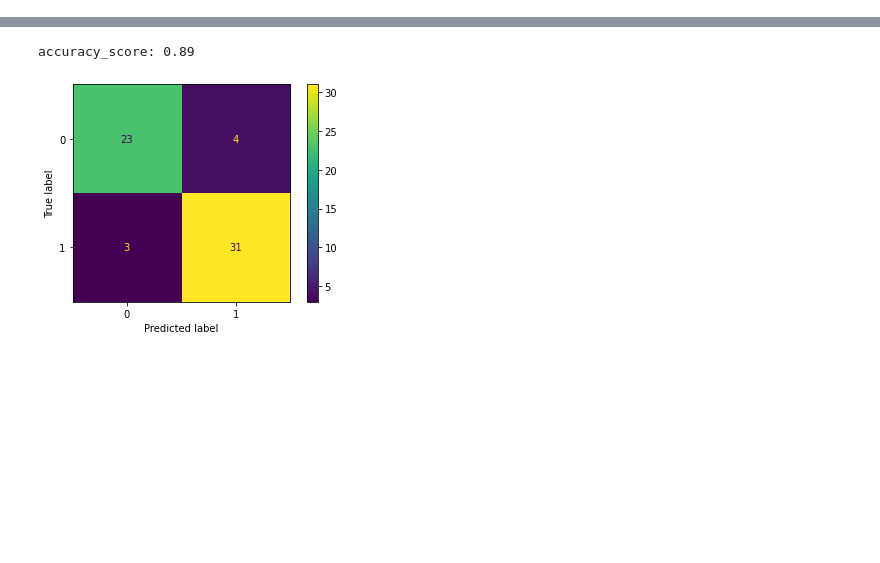
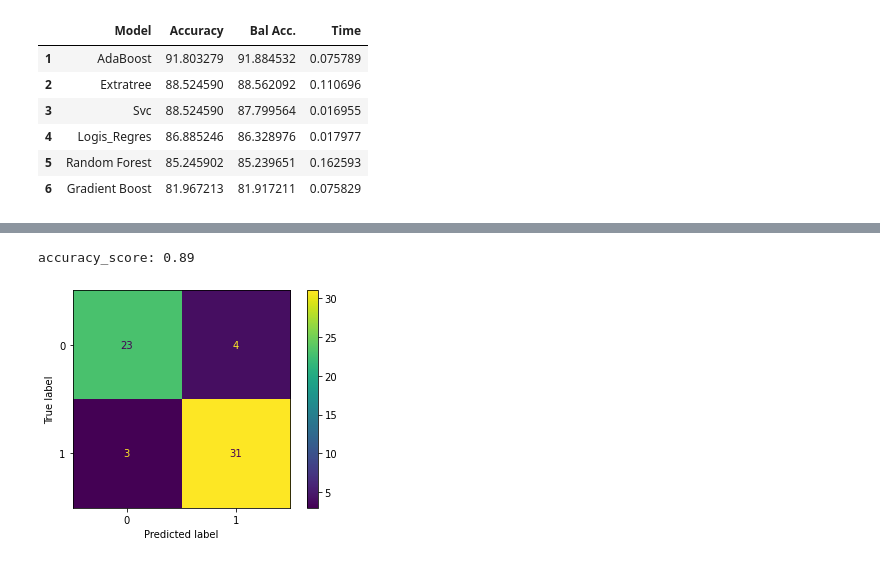
Before and after one commit to Abubakr1710/Hipocratia, a Jupyter notebook: feat_augm.ipynb, the cells around one changed output, grey strips where cells are left out. Saved outputs shown, nothing was run; the diff lists cells and outputs as text; code cells hidden in the pictures; blank space fills up the shorter version.

```diff
--- a/feat_augm.ipynb
+++ b/feat_augm.ipynb
@@ -46,0 +54,24 @@ num_prep = ColumnTransformer([('num_prepo', StandardScaler(), num_var)],
+# %%
+results = pd.DataFrame({'Model': [], 'Accuracy': [], 'Bal Acc.': [], 'Time': []})
+for model_name, model in classifiers.items():
+    start_time = time.time()
+    model.fit(X_train,y_train)
+    predictions = model.predict(X_test)
+    total_time = time.time()- start_time
+    results = results.append({'Model': model_name,
+                            'Accuracy': metrics.accuracy_score(y_test, predictions)*100,
+                            'Bal Acc.': metrics.balanced_accuracy_score(y_test,predictions)*100,
+                            'Time': total_time},
+                            ignore_index=True)
+
+results_ord = results.sort_values(by=['Accuracy'], ascending=False, ignore_index=True)
+results_ord.index += 1
+results_ord.style.bar(subset=['Accuracy', 'Bal Acc.'], vmin=0, vmax=100, color='#5fba7d')
+# %% [output]
+|  | Model | Accuracy | Bal Acc. | Time |
+| 1 | AdaBoost | 91.803279 | 91.884532 | 0.075789 |
+| 2 | Extratree | 88.524590 | 88.562092 | 0.110696 |
+| 3 | Svc | 88.524590 | 87.799564 | 0.016955 |
+| 4 | Logis_Regres | 86.885246 | 86.328976 | 0.017977 |
+| 5 | Random Forest | 85.245902 | 85.239651 | 0.162593 |
+| 6 | Gradient Boost | 81.967213 | 81.917211 | 0.075829 |
```
Also changed, not shown: parts of 14 cells of this notebook, 2 other files.
